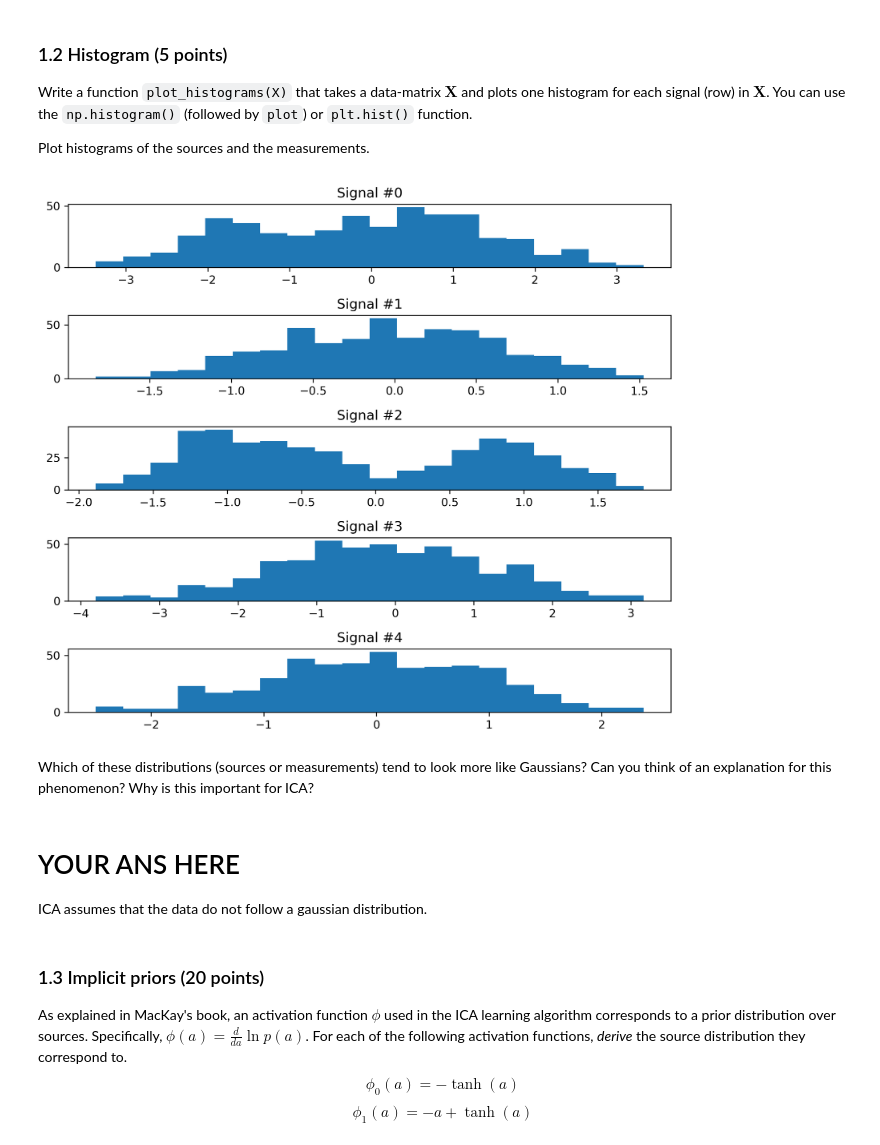
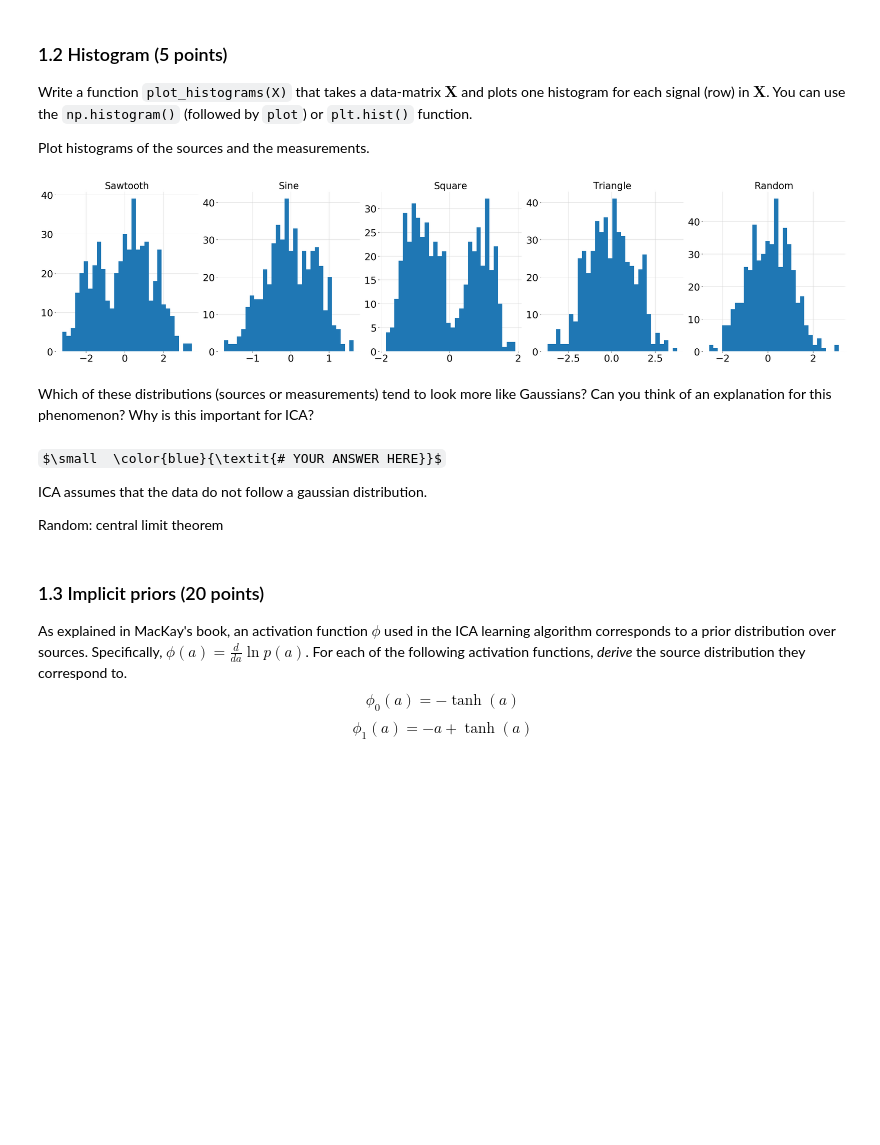
Before and after one commit to ioangatop/machine_learning_2, a Jupyter notebook: lab_1/lab1.ipynb, the cells around one changed output. Drawn from its saved outputs; the diff is of its cells as text; code cells hidden in the pictures; some formulas as TeX source; blank space fills up the shorter version.

```diff
--- a/lab_1/lab1.ipynb
+++ b/lab_1/lab1.ipynb
@@ -116,21 +116,33 @@ Plot histograms of the sources and the measurements.
 # %%
 ### 1.2 Histogram
 # YOUR CODE HERE
-def plot_histograms(X, dpi=None):
-    fig, ax = plt.subplots(X.shape[0], figsize=(8, 7), dpi=dpi)
+def plot_histograms(X, bins=30, dpi=100):
+    titles = ['Sawtooth', 'Sine', 'Square', 'Triangle', 'Random']
+    fig, ax = plt.subplots(nrows=1, ncols=X.shape[0], figsize=(30, 7), dpi=dpi)
     for i in range(len(ax)):
-        ax[i].hist(X[i, :], bins=20)
-        ax[i].set_title('Signal #{}'.format(i))
-    plt.tight_layout()
+        ax[i].hist(X[i, :], bins=bins)
+        # Visual addings
+        ax[i].set_title(titles[i], fontsize=25)
+        ax[i].tick_params(axis='both', which='major', labelsize=26)
+        ax[i].spines["top"].set_visible(False)
+        ax[i].spines["right"].set_visible(False)
+        ax[i].spines["left"].set_visible(False)
+        ax[i].spines["bottom"].set_visible(False)
+        ax[i].grid(color='lightgrey', linestyle='-')
+        ax[i].set_axisbelow(True)
+        plt.tight_layout()
 
-plot_histograms(X, dpi=300)
+plot_histograms(X)
 # %% [output]
-[figure, old version]
+[figure, new version]
 # %% [markdown]
 Which of these distributions (sources or measurements) tend to look more like Gaussians? Can you think of an explanation for this phenomenon? Why is this important for ICA?
 # %% [markdown]
- # YOUR ANS HERE
- ICA assumes that the data do not follow a gaussian distribution.
+$\small  \color{blue}{\textit{# YOUR ANSWER HERE}}$
+
+ICA assumes that the data do not follow a gaussian distribution.
+
+Random: central limit theorem
 # %% [markdown]
 ### 1.3 Implicit priors (20 points)
 As explained in MacKay's book, an activation function $\phi$ used in the ICA learning algorithm corresponds to a prior distribution over sources. Specifically, $\phi(a) = \frac{d}{da} \ln p(a)$. For each of the following activation functions, *derive* the source distribution they correspond to.
```
Also changed, not shown: parts of 11 cells of this notebook.
